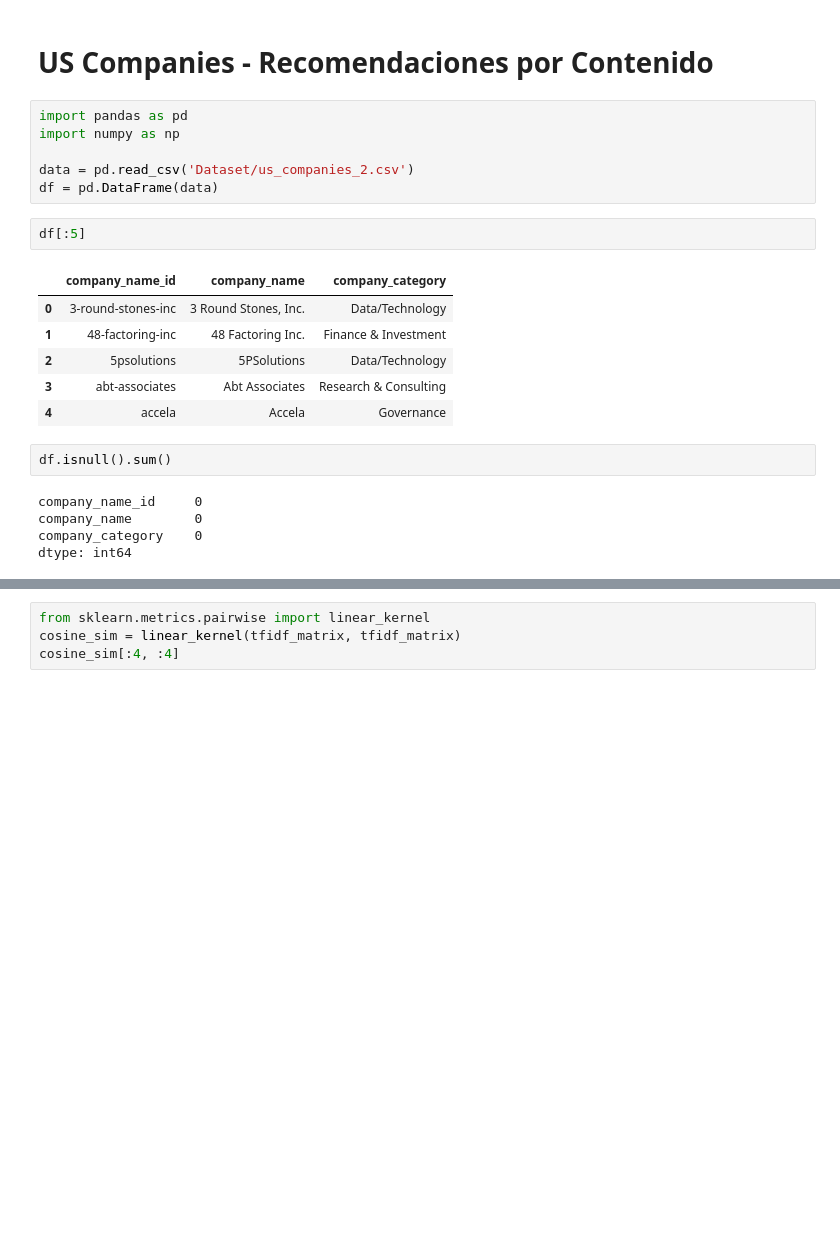
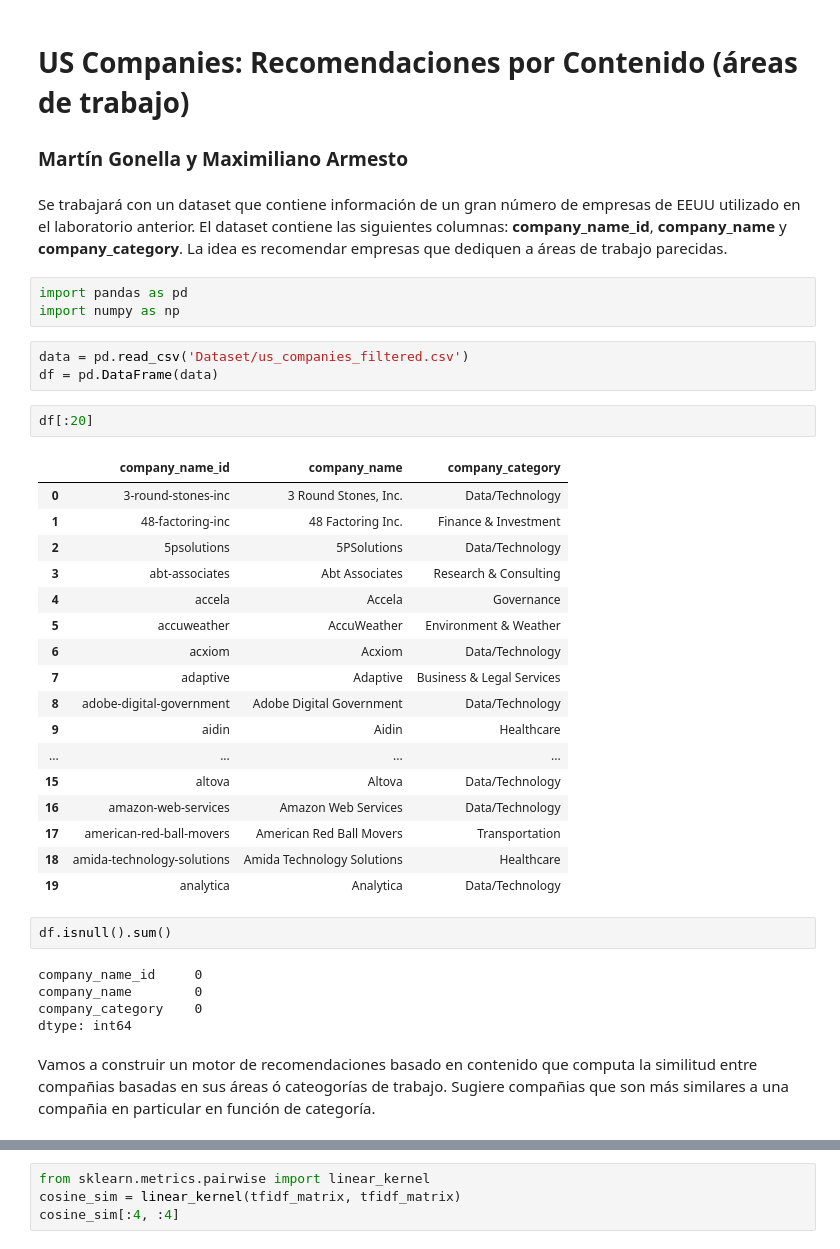
Before and after one commit to tyncho08/DiploDatos, a Jupyter notebook: No supervisado/Recomendaciones_por_Contenido_US_Companies.ipynb, the cells around one changed output, grey strips where cells are left out. Cells and saved outputs as stored; diff of their text form; blank space fills up the shorter version.

```diff
--- a/No supervisado/Recomendaciones_por_Contenido_US_Companies.ipynb
+++ b/No supervisado/Recomendaciones_por_Contenido_US_Companies.ipynb
@@ -1,20 +1,34 @@
 # %% [markdown]
-# US Companies  - Recomendaciones por Contenido
+# US Companies: Recomendaciones por Contenido (áreas de trabajo)
+### Martín Gonella y Maximiliano Armesto
+# %% [markdown]
+Se trabajará con un dataset que contiene información de un gran número de empresas de EEUU utilizado en el laboratorio anterior. El dataset contiene las siguientes columnas: **company_name_id**, **company_name** y **company_category**. La idea es recomendar empresas que dediquen a áreas de trabajo parecidas.
 # %%
 import pandas as pd
 import numpy as np
-
-data = pd.read_csv('Dataset/us_companies_2.csv')
-df = pd.DataFrame(data)
+# %%
+data = pd.read_csv('Dataset/us_companies_filtered.csv')
+df = pd.DataFrame(data)
 # %%
-df[:5]
+df[:20]
 # %% [output]
 |  | company_name_id | company_name | company_category |
 | 0 | 3-round-stones-inc | 3 Round Stones, Inc. | Data/Technology |
 | 1 | 48-factoring-inc | 48 Factoring Inc. | Finance & Investment |
 | 2 | 5psolutions | 5PSolutions | Data/Technology |
 | 3 | abt-associates | Abt Associates | Research & Consulting |
 | 4 | accela | Accela | Governance |
+| 5 | accuweather | AccuWeather | Environment & Weather |
+| 6 | acxiom | Acxiom | Data/Technology |
+| 7 | adaptive | Adaptive | Business & Legal Services |
+| 8 | adobe-digital-government | Adobe Digital Government | Data/Technology |
+| 9 | aidin | Aidin | Healthcare |
+| ... | ... | ... | ... |
+| 15 | altova | Altova | Data/Technology |
+| 16 | amazon-web-services | Amazon Web Services | Data/Technology |
+| 17 | american-red-ball-movers | American Red Ball Movers | Transportation |
+| 18 | amida-technology-solutions | Amida Technology Solutions | Healthcare |
+| 19 | analytica | Analytica | Data/Technology |
 # %%
 df.isnull().sum()
 # %% [output]
@@ -22,6 +36,8 @@ company_name_id     0
 company_name        0
 company_category    0
 dtype: int64
+# %% [markdown]
+Vamos a construir un motor de recomendaciones basado en contenido que computa la similitud entre compañias basadas en sus áreas ó cateogorías de trabajo. Sugiere compañias que son más similares a una compañia en particular en función de categoría.
 # %%
 df['company_category'] = df['company_category'].str.replace("&","/")
 df['company_category'] = df['company_category'].str.split('/')
```
Also changed, not shown: parts of 13 cells of this notebook, 1 other file.
